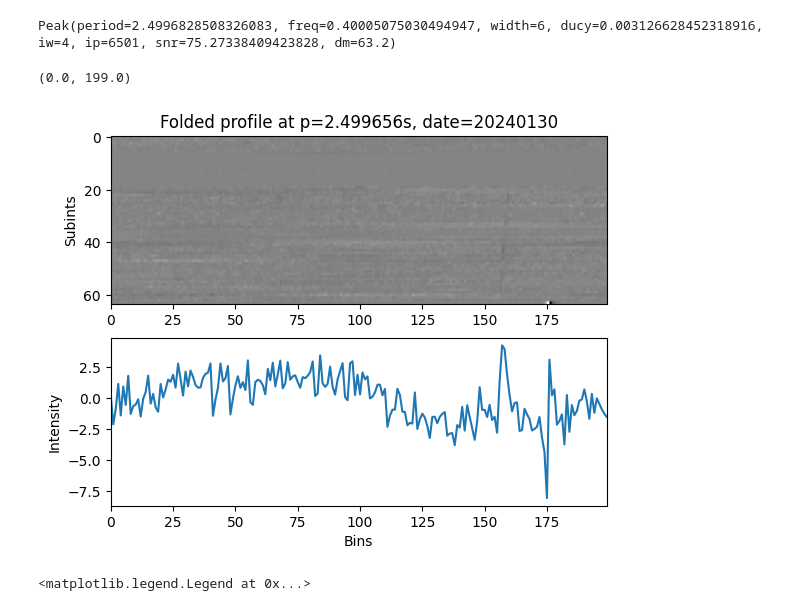
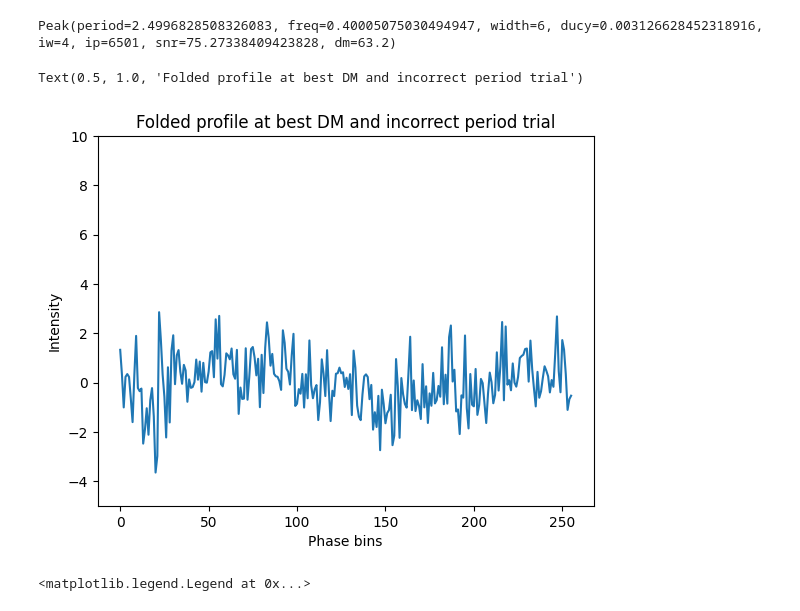
Before and after one commit to chime-sps/champss_software, a Jupyter notebook: champss/FFA/FFA_search_CHIMEPulsar_tests.ipynb, the cells around one changed output. Drawn from its saved outputs; the diff is of its cells as text; code cells hidden in the pictures.

```diff
--- a/champss/FFA/FFA_search_CHIMEPulsar_tests.ipynb
+++ b/champss/FFA/FFA_search_CHIMEPulsar_tests.ipynb
@@ -96,31 +96,37 @@ Peak(period=2.4996828508326083, freq=0.40005075030494947, width=6, ducy=0.003126
 # %%
 date_string = date.strftime("%Y%m%d")
 # date_string = "20240130"
 profile_name = f"profile_{np.round(ra,2)}_{np.round(dec,2)}_{date_string}.npz"
 file_path = os.path.join(directory_name, profile_name)
 
 data = np.load(file_path, allow_pickle = True)
 
 # Assign the values to variables
 subints = data['subints']
 period = data['period']
 
 # Close the file (optional, ensures resources are freed)
 data.close()
 
-plt.subplot(211)
-plt.title(f"Folded profile at p={np.round(period,6)}s, date={date_string}")
-plt.imshow(subints, cmap='Greys', aspect='auto')
-plt.xlim(0,199)
-plt.ylabel("Subints")
-plt.subplot(212)
+# plt.subplot(211)
+# plt.title(f"Folded profile at p={np.round(period,6)}s, date={date_string}")
+# plt.imshow(subints, cmap='Greys', aspect='auto')
+# plt.xlim(0,199)
+# plt.ylabel("Subints")
+# plt.subplot(212)
+# plt.plot(subints.sum(axis=0))
+# plt.xlabel("Bins")
+# plt.ylabel("Intensity")
+# plt.xlim(0,199)
+
 plt.plot(subints.sum(axis=0))
-plt.xlabel("Bins")
+plt.xlabel("Phase bins")
 plt.ylabel("Intensity")
-plt.xlim(0,199)
+plt.ylim(-5,10)
+plt.title("Folded profile at best DM and incorrect period trial")
 # %% [output]
-(0.0, 199.0)
+Text(0.5, 1.0, 'Folded profile at best DM and incorrect period trial')
-[figure, old version]
+[figure, new version]
 # %%
 def gaussian_model(x, a, mu, sigma):
     return a * np.exp(-((x - mu) ** 2) / (2 * sigma ** 2))
```
Also changed, not shown: parts of 2 cells of this notebook, 46 other files.
